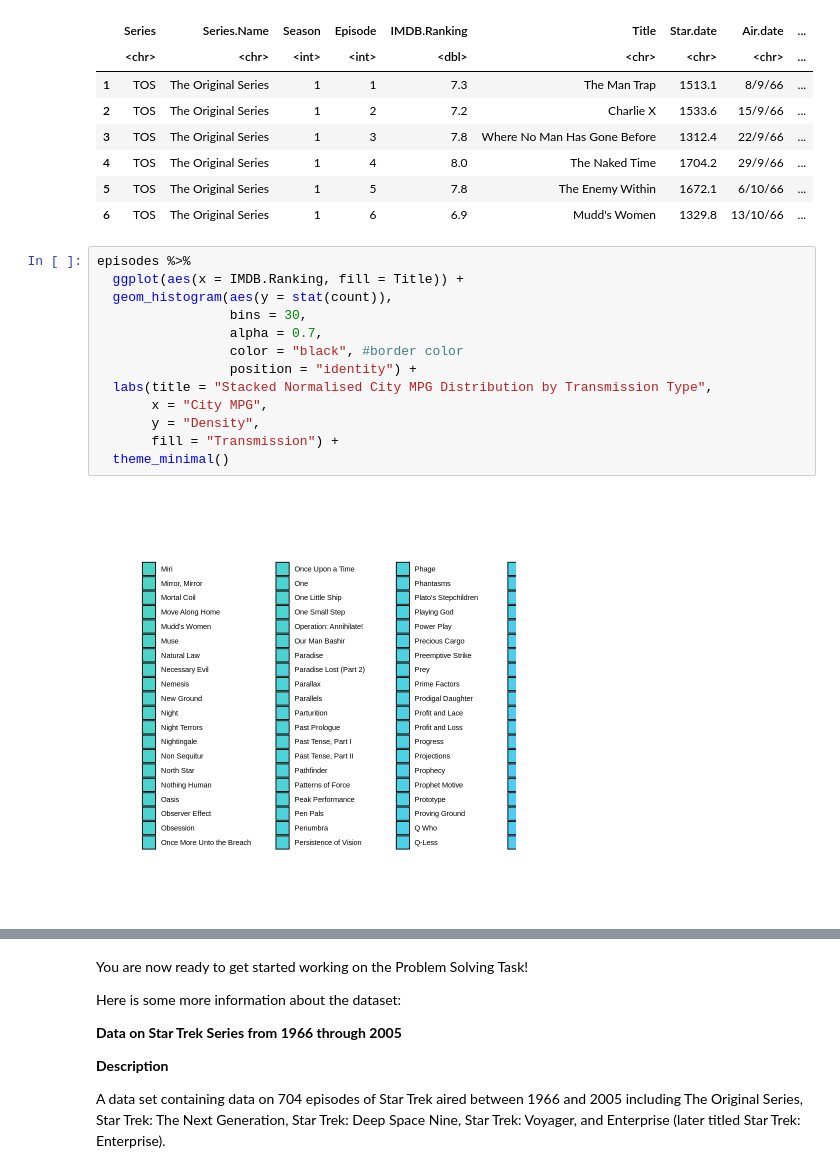
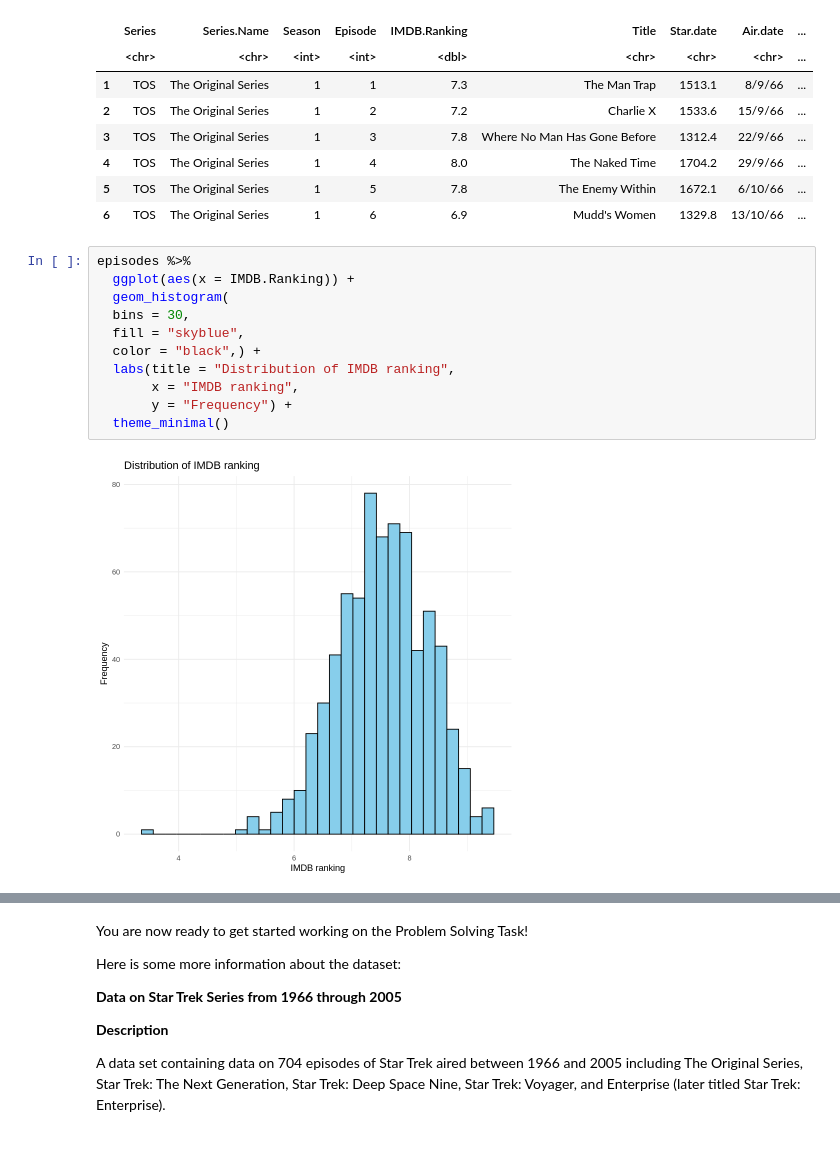
Before and after one commit to ashley0426/MXB107, a Jupyter notebook: notebooks/psts/PST1_Starter.ipynb, the cells around one changed output, grey strips where cells are left out. Drawn from its saved outputs; the diff is of its cells as text.

```diff
--- a/notebooks/psts/PST1_Starter.ipynb
+++ b/notebooks/psts/PST1_Starter.ipynb
@@ -127,16 +127,14 @@ A data.frame: 6 × 57
 | 6 | TOS | The Original Series | 1 | 6 | 6.9 | Mudd's Women | 1329.8 | 13/10/66 | ... |
 # %%
 episodes %>%
-  ggplot(aes(x = IMDB.Ranking, fill = Title)) +
-  geom_histogram(aes(y = stat(count)),
-                 bins = 30,
-                 alpha = 0.7,
-                 color = "black", #border color
-                 position = "identity") +
-  labs(title = "Stacked Normalised City MPG Distribution by Transmission Type",
-       x = "City MPG",
-       y = "Density",
-       fill = "Transmission") +
+  ggplot(aes(x = IMDB.Ranking)) +
+  geom_histogram(
+  bins = 30,
+  fill = "skyblue",
+  color = "black",) +
+  labs(title = "Distribution of IMDB ranking",
+       x = "IMDB ranking",
+       y = "Frequency") +
   theme_minimal()
 # %% [output]
-[figure, old version]
+[figure, new version]
```
Also changed, not shown: parts of 3 cells of this notebook.
